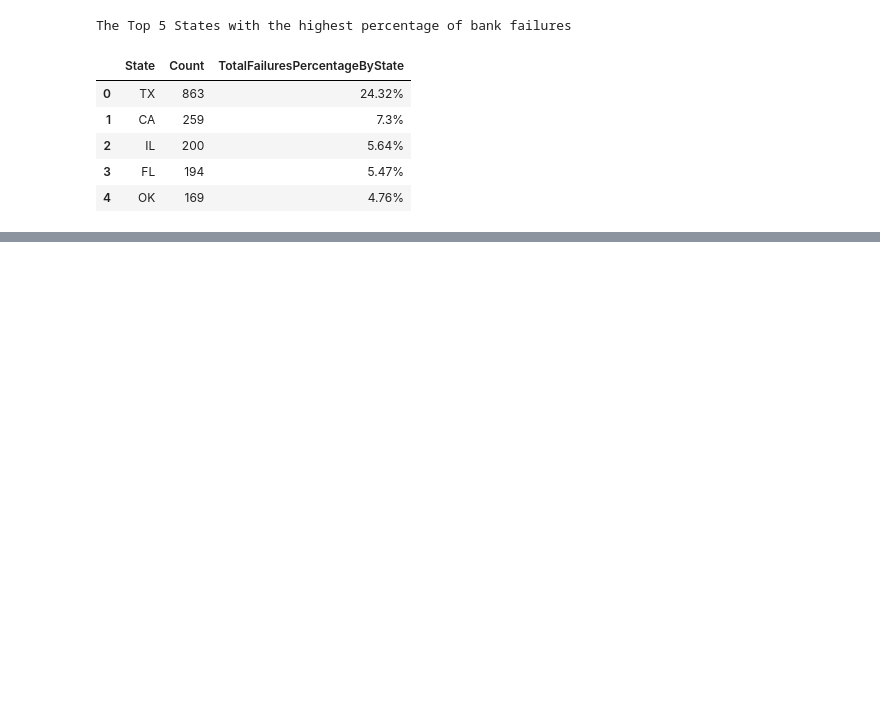
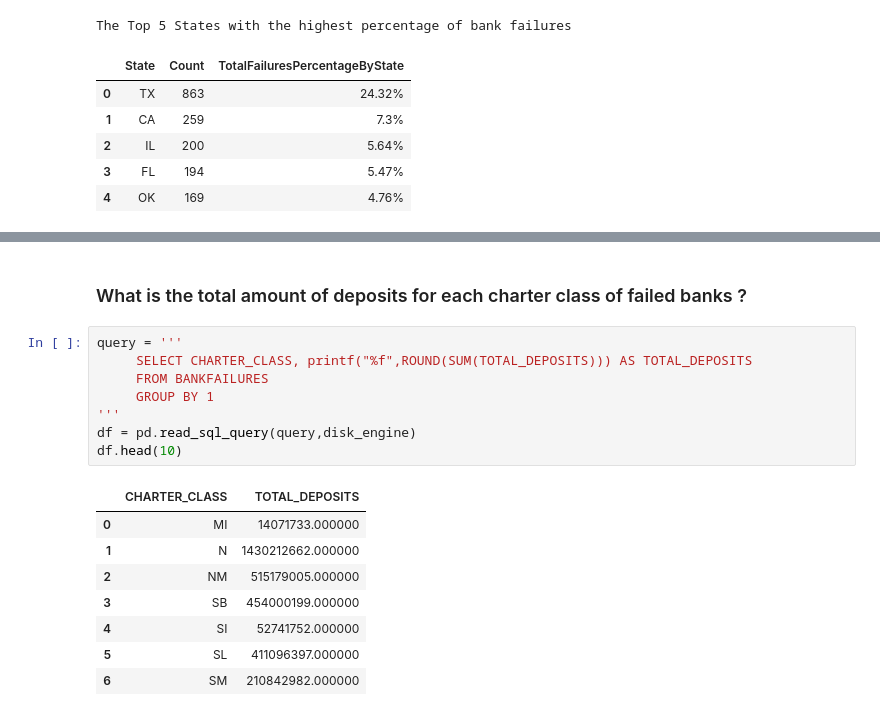
Before and after one commit to Dariusking20/Bank-Failures, a Jupyter notebook: Bank_Failures_1980-2023.ipynb, the cells around one changed output, grey strips where cells are left out. Saved outputs shown, nothing was run; the diff lists cells and outputs as text; blank space fills up the shorter version.

```diff
--- a/Bank_Failures_1980-2023.ipynb
+++ b/Bank_Failures_1980-2023.ipynb
@@ -205,0 +251,19 @@ show(p)
+# %% [markdown]
+### What is the total amount of deposits for each charter class of failed banks ?
+# %%
+query = '''
+     SELECT CHARTER_CLASS, printf("%f",ROUND(SUM(TOTAL_DEPOSITS))) AS TOTAL_DEPOSITS
+     FROM BANKFAILURES
+     GROUP BY 1
+'''
+df = pd.read_sql_query(query,disk_engine)
+df.head(10)
+# %% [output]
+|  | CHARTER_CLASS | TOTAL_DEPOSITS |
+| 0 | MI | 14071733.000000 |
+| 1 | N | 1430212662.000000 |
+| 2 | NM | 515179005.000000 |
+| 3 | SB | 454000199.000000 |
+| 4 | SI | 52741752.000000 |
+| 5 | SL | 411096397.000000 |
+| 6 | SM | 210842982.000000 |
```
Also changed, not shown: parts of 19 cells of this notebook.
